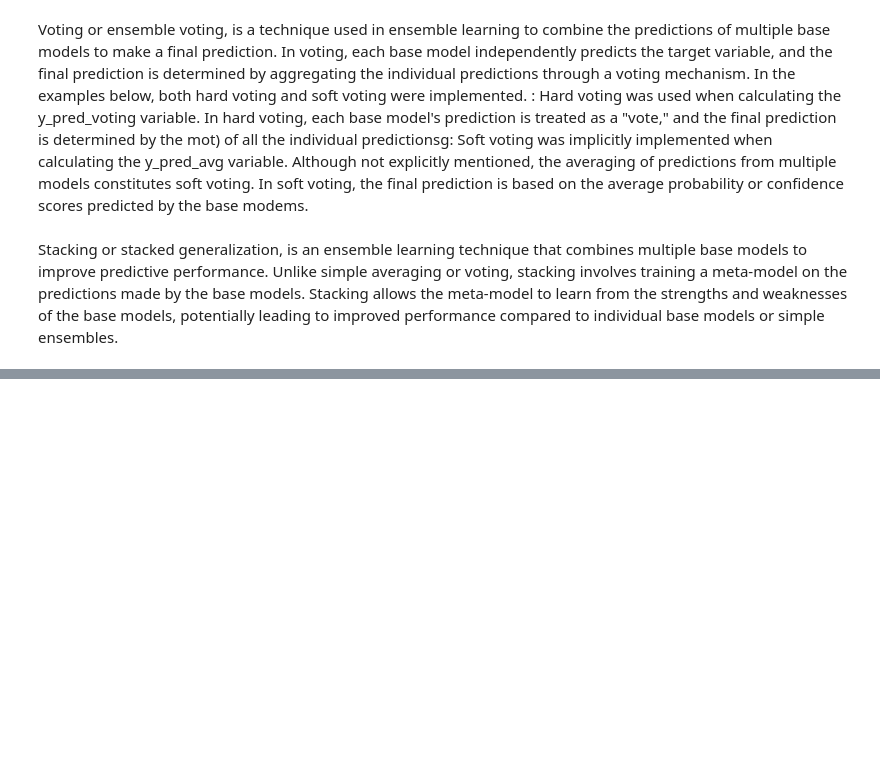
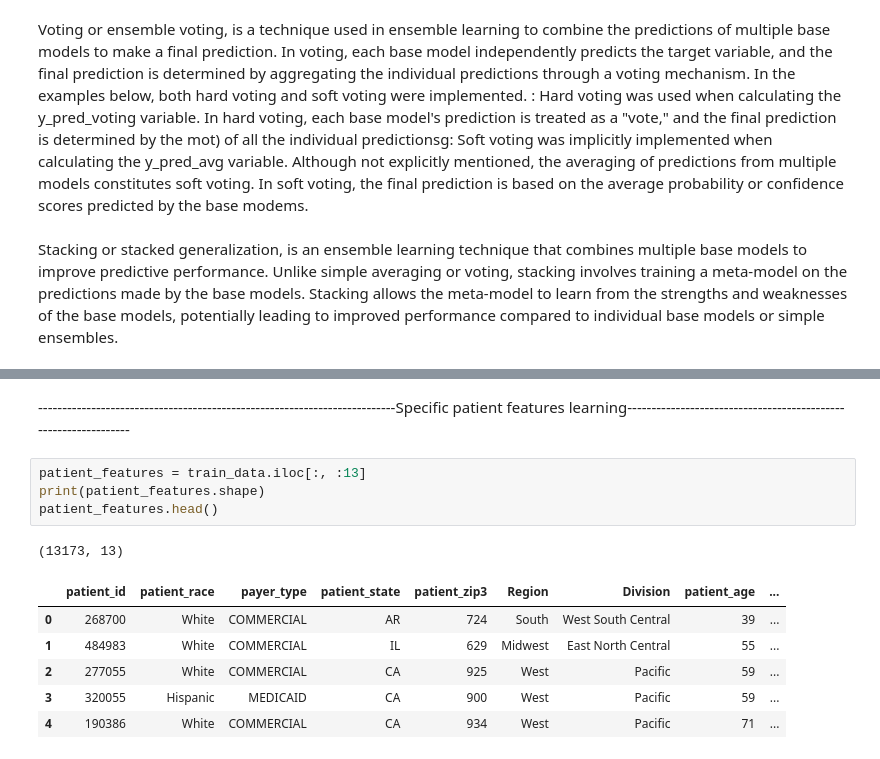
Before and after one commit to IonasAndreea/Model_Training_Python, a Jupyter notebook: Notebook.ipynb, the cells around one changed output, grey strips where cells are left out. Drawn from its saved outputs; the diff is of its cells as text; blank space fills up the shorter version.

```diff
--- a/Notebook.ipynb
+++ b/Notebook.ipynb
@@ -985,0 +986,14 @@ plt.show()
+# %% [markdown]
+--------------------------------------------------------------------------Specific patient features learning----------------------------------------------------------------
+# %%
+patient_features = train_data.iloc[:, :13]
+print(patient_features.shape)
+patient_features.head()
+# %% [output]
+(13173, 13)
+|  | patient_id | patient_race | payer_type | patient_state | patient_zip3 | Region | Division | patient_age | ... |
+| 0 | 268700 | White | COMMERCIAL | AR | 724 | South | West South Central | 39 | ... |
+| 1 | 484983 | White | COMMERCIAL | IL | 629 | Midwest | East North Central | 55 | ... |
+| 2 | 277055 | White | COMMERCIAL | CA | 925 | West | Pacific | 59 | ... |
+| 3 | 320055 | Hispanic | MEDICAID | CA | 900 | West | Pacific | 59 | ... |
+| 4 | 190386 | White | COMMERCIAL | CA | 934 | West | Pacific | 71 | ... |
```
Also changed, not shown: parts of 16 cells of this notebook.
